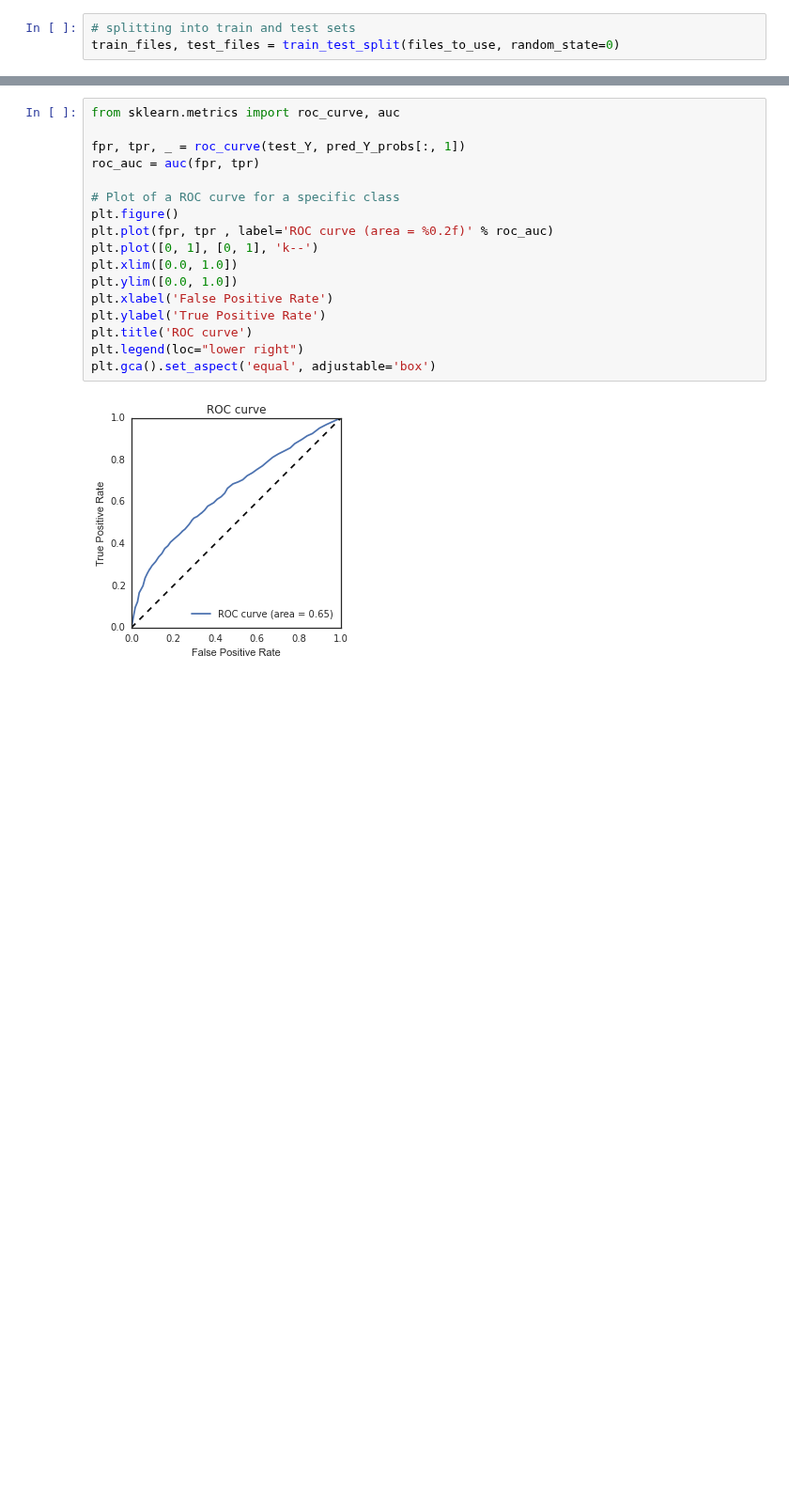
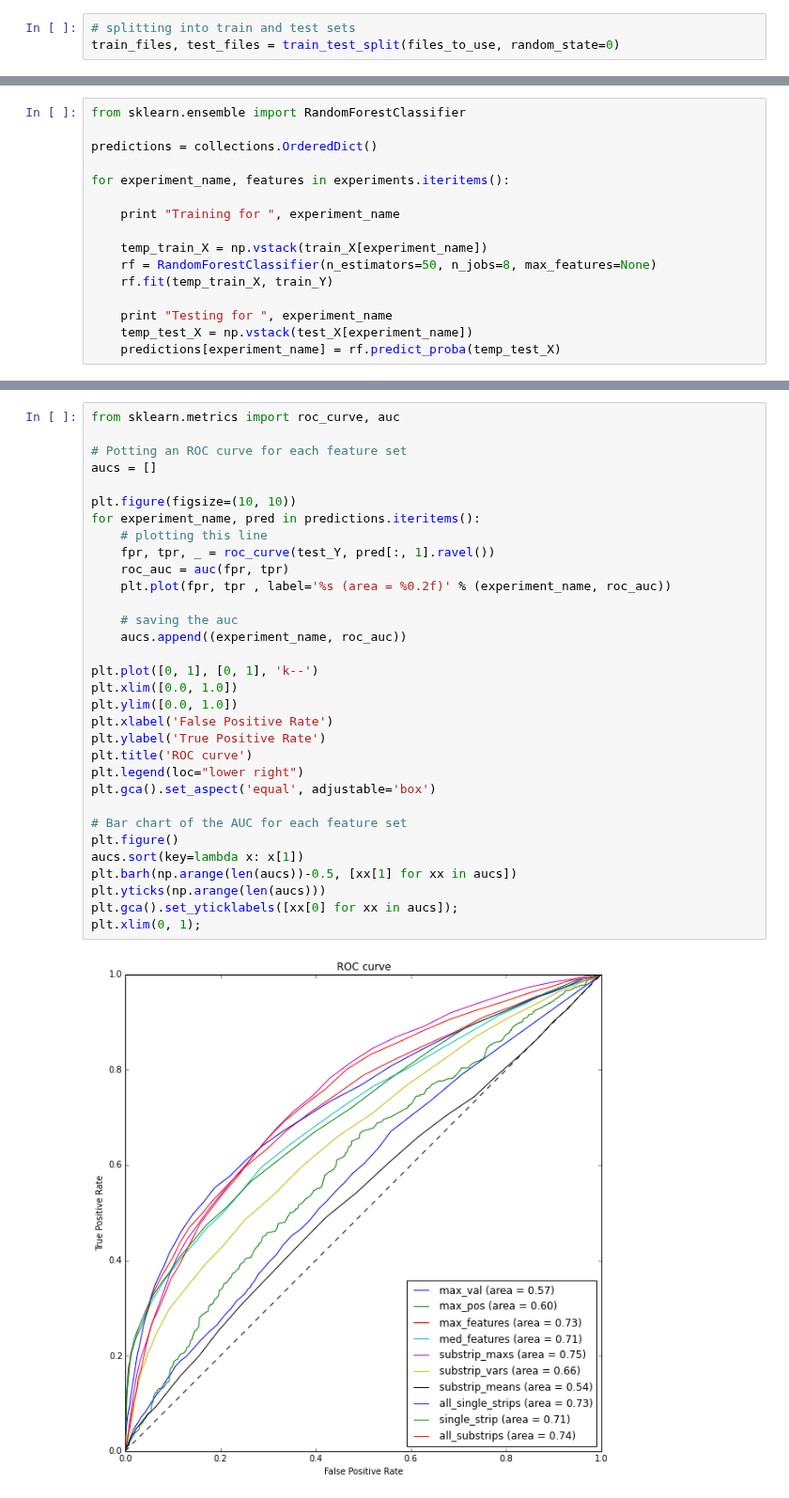
Before and after one commit to mdfirman/CityNet, a Jupyter notebook: notebooks/detection/Biotic anthropogentic classification.ipynb, the cells around one changed output, grey strips where cells are left out. Shown at 94% size. Cells and saved outputs as stored; diff of their text form; blank space fills up the shorter version.

```diff
--- a/notebooks/detection/Biotic anthropogentic classification.ipynb
+++ b/notebooks/detection/Biotic anthropogentic classification.ipynb
@@ -324,0 +273,16 @@ plt.legend(loc='best')
+# %%
+from sklearn.ensemble import RandomForestClassifier
+
+predictions = collections.OrderedDict()
+
+for experiment_name, features in experiments.iteritems():
+
+    print "Training for ", experiment_name
+
+    temp_train_X = np.vstack(train_X[experiment_name])
+    rf = RandomForestClassifier(n_estimators=50, n_jobs=8, max_features=None)
+    rf.fit(temp_train_X, train_Y)
+
+    print "Testing for ", experiment_name
+    temp_test_X = np.vstack(test_X[experiment_name])
+    predictions[experiment_name] = rf.predict_proba(temp_test_X)
@@ -325,19 +312,34 @@ plt.legend(loc='best')
 # %%
 from sklearn.metrics import roc_curve, auc
 
-fpr, tpr, _ = roc_curve(test_Y, pred_Y_probs[:, 1])
-roc_auc = auc(fpr, tpr)
+# Potting an ROC curve for each feature set
+aucs = []
 
-# Plot of a ROC curve for a specific class
-plt.figure()
-plt.plot(fpr, tpr , label='ROC curve (area = %0.2f)' % roc_auc)
+plt.figure(figsize=(10, 10))
+for experiment_name, pred in predictions.iteritems():
+    # plotting this line
+    fpr, tpr, _ = roc_curve(test_Y, pred[:, 1].ravel())
+    roc_auc = auc(fpr, tpr)
+    plt.plot(fpr, tpr , label='%s (area = %0.2f)' % (experiment_name, roc_auc))
+
+    # saving the auc
+    aucs.append((experiment_name, roc_auc))
+
 plt.plot([0, 1], [0, 1], 'k--')
 plt.xlim([0.0, 1.0])
 plt.ylim([0.0, 1.0])
 plt.xlabel('False Positive Rate')
 plt.ylabel('True Positive Rate')
 plt.title('ROC curve')
 plt.legend(loc="lower right")
 plt.gca().set_aspect('equal', adjustable='box')
+
+# Bar chart of the AUC for each feature set
+plt.figure()
+aucs.sort(key=lambda x: x[1])
+plt.barh(np.arange(len(aucs))-0.5, [xx[1] for xx in aucs])
+plt.yticks(np.arange(len(aucs)))
+plt.gca().set_yticklabels([xx[0] for xx in aucs]);
+plt.xlim(0, 1);
 # %% [output]
-[figure, old version]
+[figure, new version]
```
Also changed, not shown: parts of 26 cells of this notebook.
